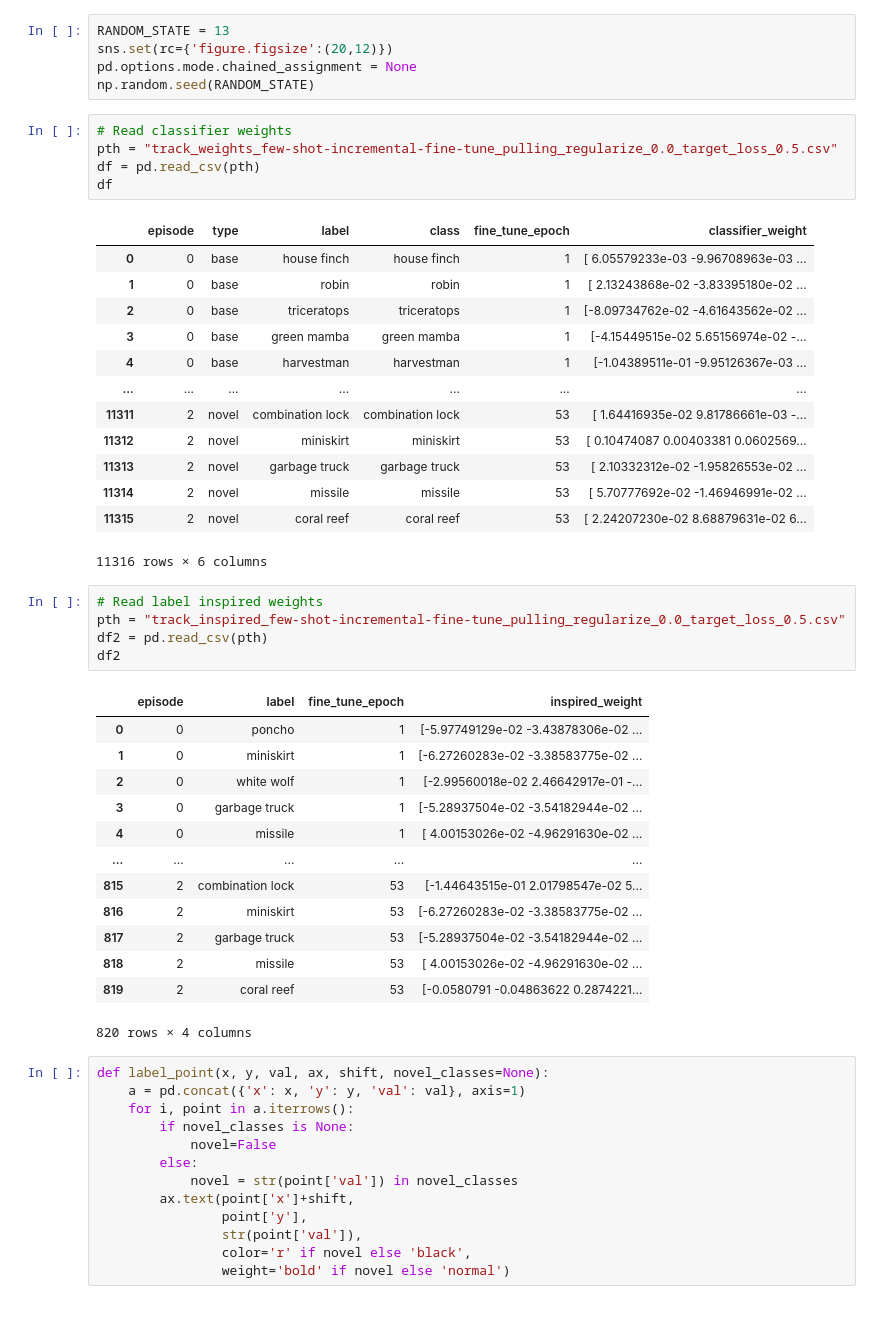
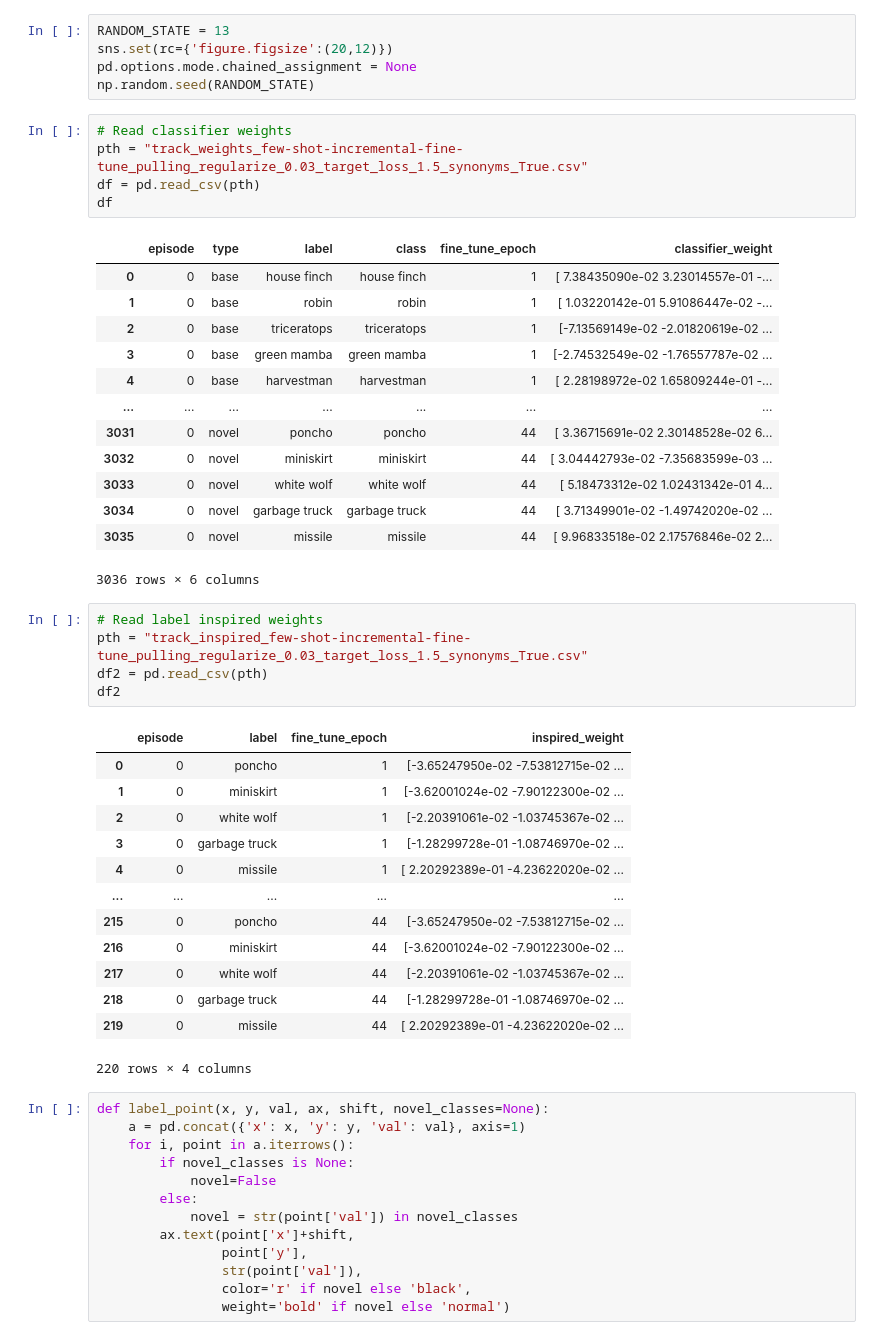
Before and after one commit to feyzaakyurek/subspace-reg, a Jupyter notebook: visualization.ipynb, the cells around one changed output. Cells and saved outputs as stored; diff of their text form.

```diff
--- a/visualization.ipynb
+++ b/visualization.ipynb
@@ -19,42 +19,42 @@ pd.options.mode.chained_assignment = None
 np.random.seed(RANDOM_STATE)
 # %%
 # Read classifier weights
-pth = "track_weights_few-shot-incremental-fine-tune_pulling_regularize_0.0_target_loss_0.5.csv"
+pth = "track_weights_few-shot-incremental-fine-tune_pulling_regularize_0.03_target_loss_1.5_synonyms_True.csv"
 df = pd.read_csv(pth)
 df
 # %% [output]
 |  | episode | type | label | class | fine_tune_epoch | classifier_weight |
-| 0 | 0 | base | house finch | house finch | 1 | [ 6.05579233e-03 -9.96708963e-03 ... |
-| 1 | 0 | base | robin | robin | 1 | [ 2.13243868e-02 -3.83395180e-02 ... |
-| 2 | 0 | base | triceratops | triceratops | 1 | [-8.09734762e-02 -4.61643562e-02 ... |
-| 3 | 0 | base | green mamba | green mamba | 1 | [-4.15449515e-02 5.65156974e-02 -... |
-| 4 | 0 | base | harvestman | harvestman | 1 | [-1.04389511e-01 -9.95126367e-03 ... |
+| 0 | 0 | base | house finch | house finch | 1 | [ 7.38435090e-02 3.23014557e-01 -... |
+| 1 | 0 | base | robin | robin | 1 | [ 1.03220142e-01 5.91086447e-02 -... |
+| 2 | 0 | base | triceratops | triceratops | 1 | [-7.13569149e-02 -2.01820619e-02 ... |
+| 3 | 0 | base | green mamba | green mamba | 1 | [-2.74532549e-02 -1.76557787e-02 ... |
+| 4 | 0 | base | harvestman | harvestman | 1 | [ 2.28198972e-02 1.65809244e-01 -... |
 | ... | ... | ... | ... | ... | ... | ... |
-| 11311 | 2 | novel | combination lock | combination lock | 53 | [ 1.64416935e-02 9.81786661e-03 -... |
-| 11312 | 2 | novel | miniskirt | miniskirt | 53 | [ 0.10474087 0.00403381 0.0602569... |
-| 11313 | 2 | novel | garbage truck | garbage truck | 53 | [ 2.10332312e-02 -1.95826553e-02 ... |
-| 11314 | 2 | novel | missile | missile | 53 | [ 5.70777692e-02 -1.46946991e-02 ... |
-| 11315 | 2 | novel | coral reef | coral reef | 53 | [ 2.24207230e-02 8.68879631e-02 6... |
+| 3031 | 0 | novel | poncho | poncho | 44 | [ 3.36715691e-02 2.30148528e-02 6... |
+| 3032 | 0 | novel | miniskirt | miniskirt | 44 | [ 3.04442793e-02 -7.35683599e-03 ... |
+| 3033 | 0 | novel | white wolf | white wolf | 44 | [ 5.18473312e-02 1.02431342e-01 4... |
+| 3034 | 0 | novel | garbage truck | garbage truck | 44 | [ 3.71349901e-02 -1.49742020e-02 ... |
+| 3035 | 0 | novel | missile | missile | 44 | [ 9.96833518e-02 2.17576846e-02 2... |
-11316 rows × 6 columns
+3036 rows × 6 columns
 # %%
 # Read label inspired weights
-pth = "track_inspired_few-shot-incremental-fine-tune_pulling_regularize_0.0_target_loss_0.5.csv"
+pth = "track_inspired_few-shot-incremental-fine-tune_pulling_regularize_0.03_target_loss_1.5_synonyms_True.csv"
 df2 = pd.read_csv(pth)
 df2
 # %% [output]
 |  | episode | label | fine_tune_epoch | inspired_weight |
-| 0 | 0 | poncho | 1 | [-5.97749129e-02 -3.43878306e-02 ... |
-| 1 | 0 | miniskirt | 1 | [-6.27260283e-02 -3.38583775e-02 ... |
-| 2 | 0 | white wolf | 1 | [-2.99560018e-02 2.46642917e-01 -... |
-| 3 | 0 | garbage truck | 1 | [-5.28937504e-02 -3.54182944e-02 ... |
-| 4 | 0 | missile | 1 | [ 4.00153026e-02 -4.96291630e-02 ... |
+| 0 | 0 | poncho | 1 | [-3.65247950e-02 -7.53812715e-02 ... |
+| 1 | 0 | miniskirt | 1 | [-3.62001024e-02 -7.90122300e-02 ... |
+| 2 | 0 | white wolf | 1 | [-2.20391061e-02 -1.03745367e-02 ... |
+| 3 | 0 | garbage truck | 1 | [-1.28299728e-01 -1.08746970e-02 ... |
+| 4 | 0 | missile | 1 | [ 2.20292389e-01 -4.23622020e-02 ... |
 | ... | ... | ... | ... | ... |
-| 815 | 2 | combination lock | 53 | [-1.44643515e-01 2.01798547e-02 5... |
-| 816 | 2 | miniskirt | 53 | [-6.27260283e-02 -3.38583775e-02 ... |
-| 817 | 2 | garbage truck | 53 | [-5.28937504e-02 -3.54182944e-02 ... |
-| 818 | 2 | missile | 53 | [ 4.00153026e-02 -4.96291630e-02 ... |
-| 819 | 2 | coral reef | 53 | [-0.0580791 -0.04863622 0.2874221... |
+| 215 | 0 | poncho | 44 | [-3.65247950e-02 -7.53812715e-02 ... |
+| 216 | 0 | miniskirt | 44 | [-3.62001024e-02 -7.90122300e-02 ... |
+| 217 | 0 | white wolf | 44 | [-2.20391061e-02 -1.03745367e-02 ... |
+| 218 | 0 | garbage truck | 44 | [-1.28299728e-01 -1.08746970e-02 ... |
+| 219 | 0 | missile | 44 | [ 2.20292389e-01 -4.23622020e-02 ... |
-820 rows × 4 columns
+220 rows × 4 columns
 # %%
 def label_point(x, y, val, ax, shift, novel_classes=None):
     a = pd.concat({'x': x, 'y': y, 'val': val}, axis=1)
```
Also changed, not shown: parts of 4 cells of this notebook, 1 other file.
